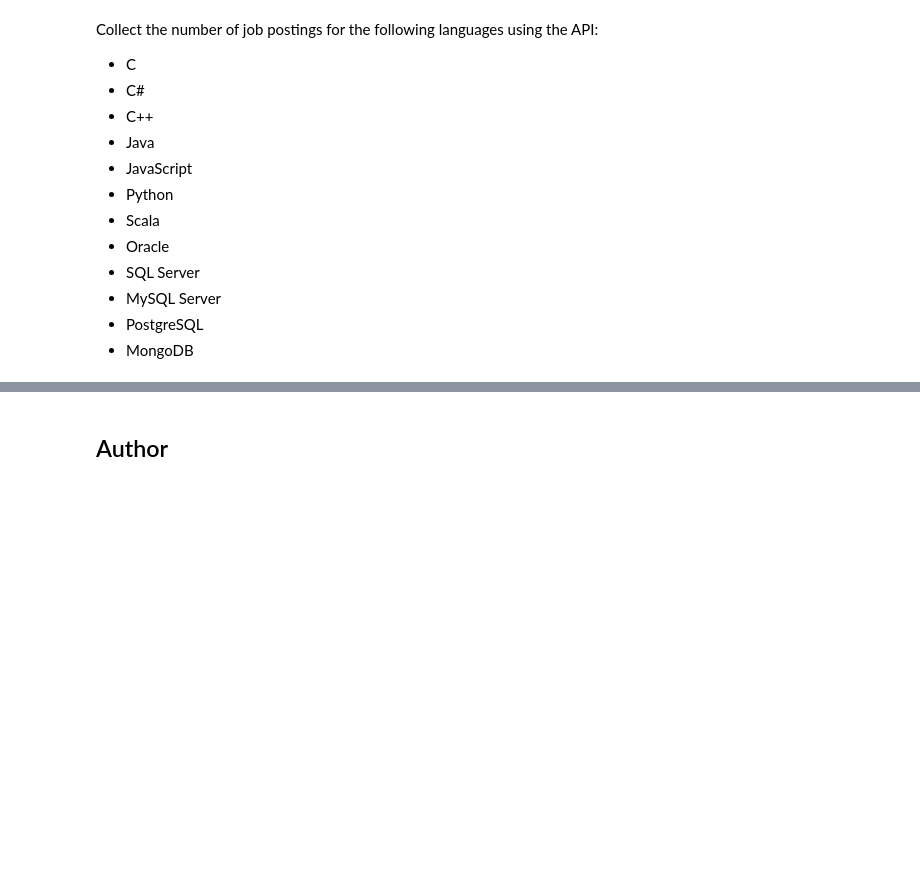
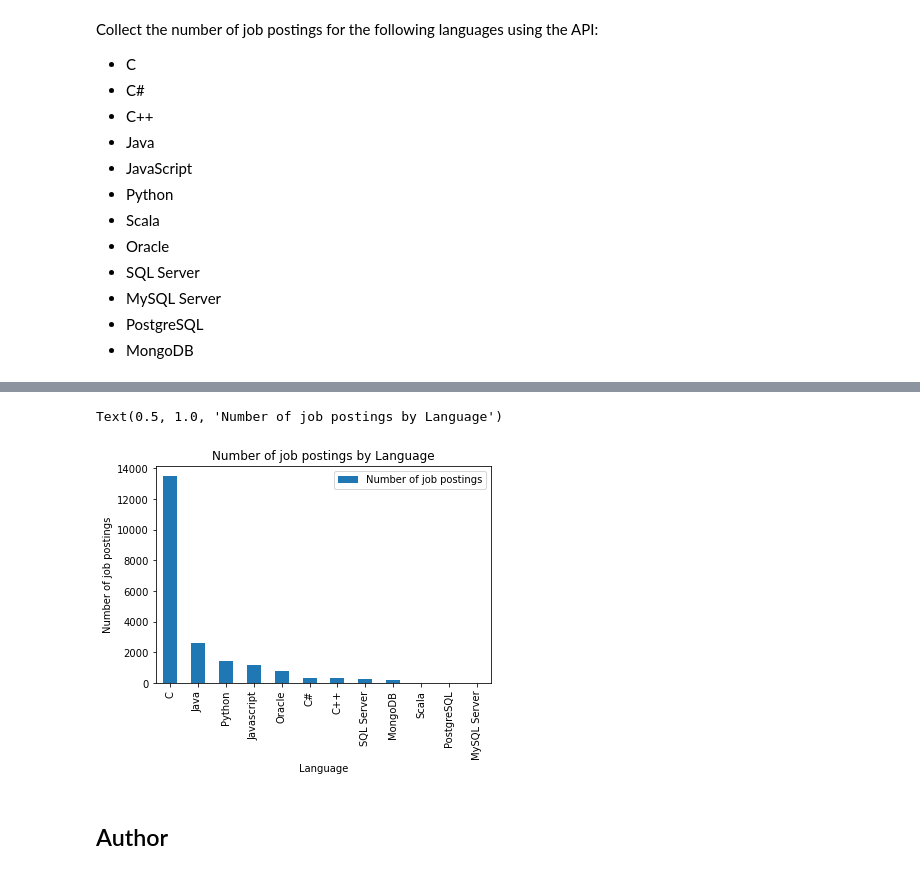
Before and after one commit to RaquelIlarri/IBM-Data-Analyst-certificate-program-exercises, a Jupyter notebook: Collecting_Jobs_data_Using_API-Questions.ipynb, the cells around one changed output, grey strips where cells are left out. Drawn from its saved outputs; the diff is of its cells as text; code cells hidden in the pictures; blank space fills up the shorter version.

```diff
--- a/Collecting_Jobs_data_Using_API-Questions.ipynb
+++ b/Collecting_Jobs_data_Using_API-Questions.ipynb
@@ -380,0 +354,3 @@ dtype: object
+# %%
+df = pd.read_excel('job-postings.xlsx')
+df
@@ -381,3 +371,11 @@ dtype: object
+# %%
+df.sort_values(by='Number of job postings',ascending=False).plot(kind='bar', x = 'Technology', y = 'Number of job postings', stacked=True)
+plt.xlabel('Language')
+plt.ylabel('Number of job postings')
+plt.title("Number of job postings by Language")
+# %% [output]
+Text(0.5, 1.0, 'Number of job postings by Language')
+[figure, added]
 # %% [markdown]
 ## Author
 # %% [markdown]
```
Also changed, not shown: parts of 20 cells of this notebook.
